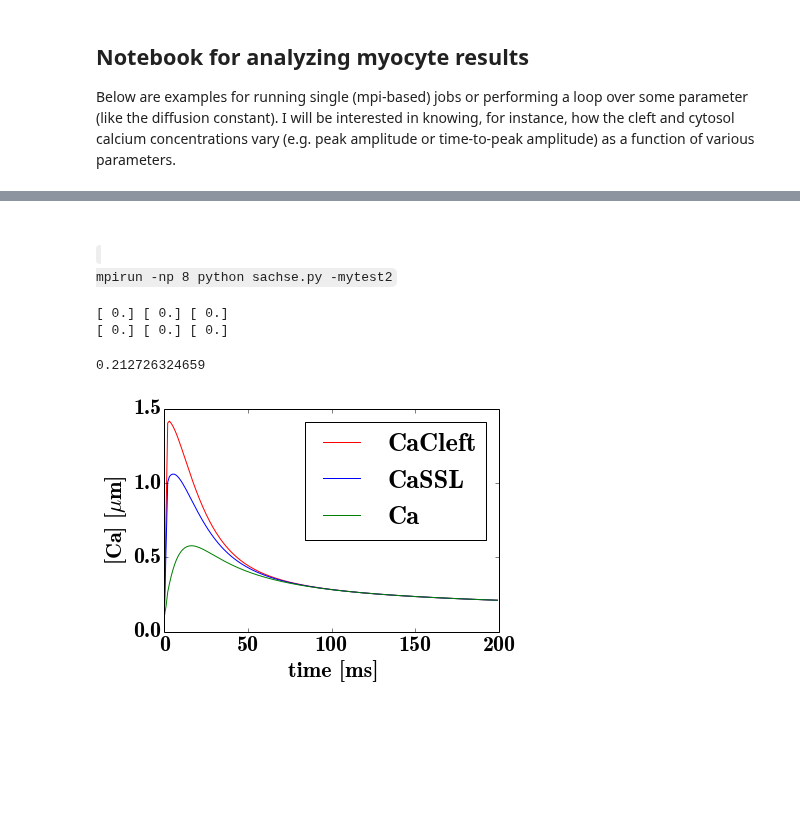
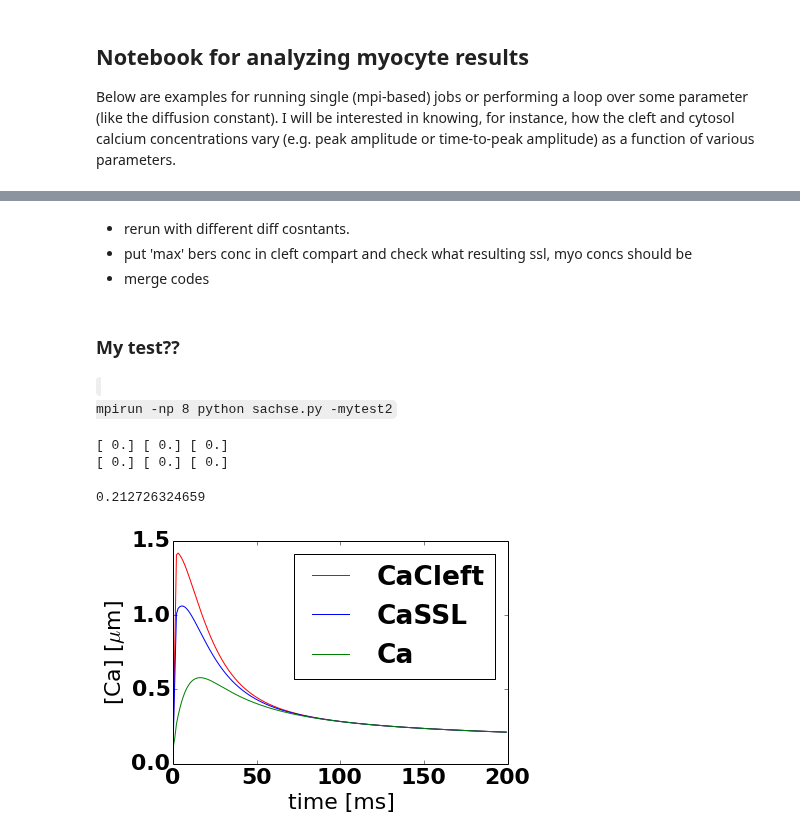
Before and after one commit to huskeypm/wholecell, a Jupyter notebook: simple.ipynb, the cells around one changed output, grey strips where cells are left out. Drawn from its saved outputs; the diff is of its cells as text; code cells hidden in the pictures; blank space fills up the shorter version.

Commit message:
Attempting to merge code with main trunk

```diff
--- a/simple.ipynb
+++ b/simple.ipynb
@@ -18,5 +49,9 @@ logging.getLogger("FFC").setLevel(logging.ERROR)
+# %% [markdown]
+- rerun with different diff cosntants.
+- put 'max' bers conc in cleft compart and check what resulting ssl, myo concs should be
+- merge codes
 # %% [markdown]
-###
+### My test??
 <code>
 mpirun -np 8 python sachse.py -mytest2
 </code>
@@ -43,19 +78,18 @@ job2.ts,job2.concsCaCleft,job2.concsCaSSL,job2.concsCa = analyze.ReadHdf(\
 # %%
 plt.plot(job1.ts,job1.concsCaCleft,'r-',label="CaCleft")
 plt.plot(job1.ts,job1.concsCaSSL,'b-',label="CaSSL")
 print job1.concsCa[-1]
 plt.plot(job1.ts,job1.concsCa,'g-',label="Ca")
 
 plt.ylabel("[Ca] [$\mu $m]")
 plt.xlabel("time [ms]")
-font = {'family' : 'normal',
-        'weight' : 'bold',
+font = {'weight' : 'bold',
         'size'   : 22}
+matplotlib.rc('font', **font)
 pyplot.locator_params(nbins=4)
-matplotlib.rc('font', **font)
 plt.legend()
 plt.gcf().savefig("transients2D.png",dpi=300)
 # %% [output]
 0.212726324659
-[figure, old version]
+[figure, new version]
 # %%
```
Also changed, not shown: parts of 7 cells of this notebook, 14 other files.
